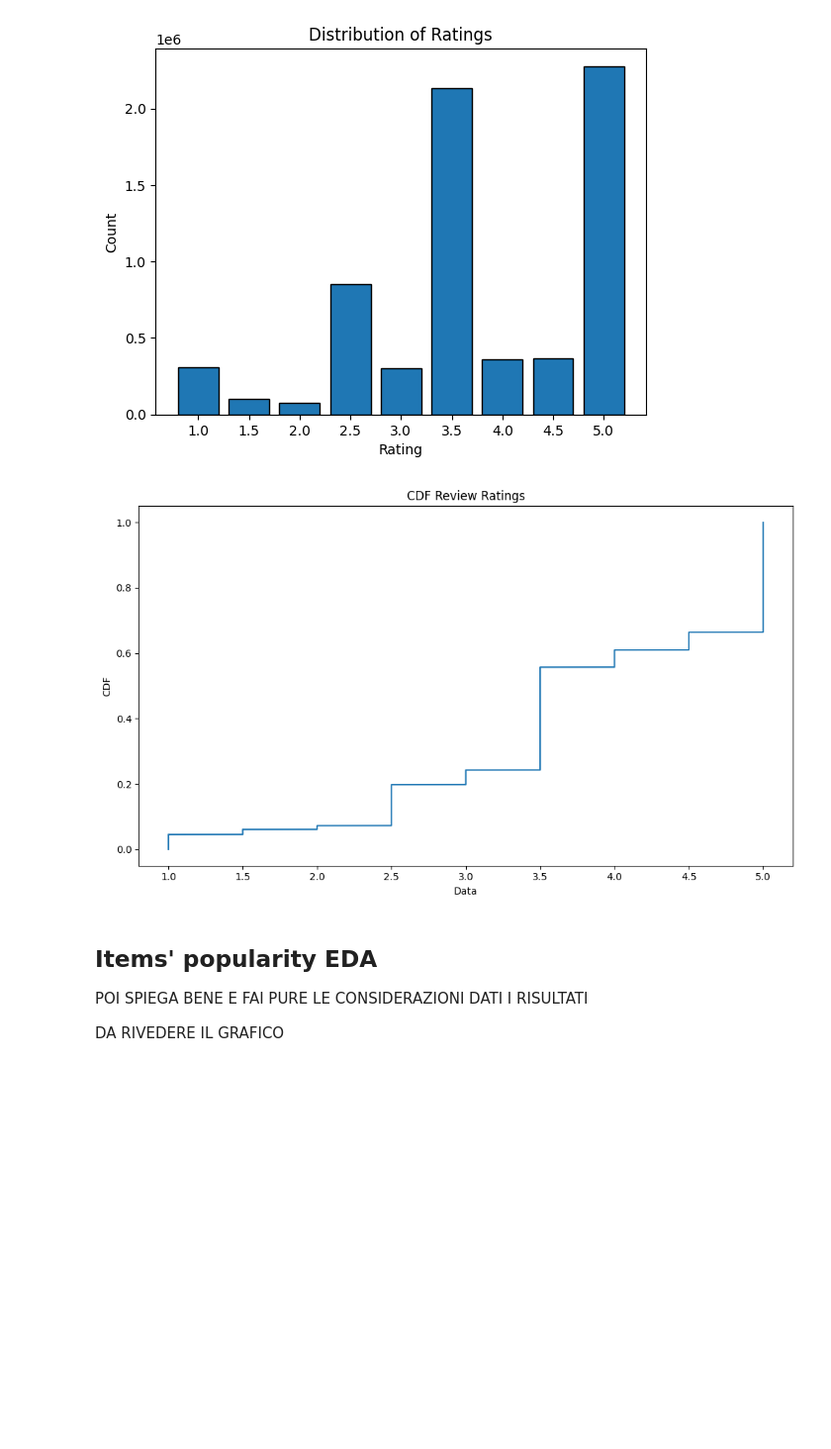
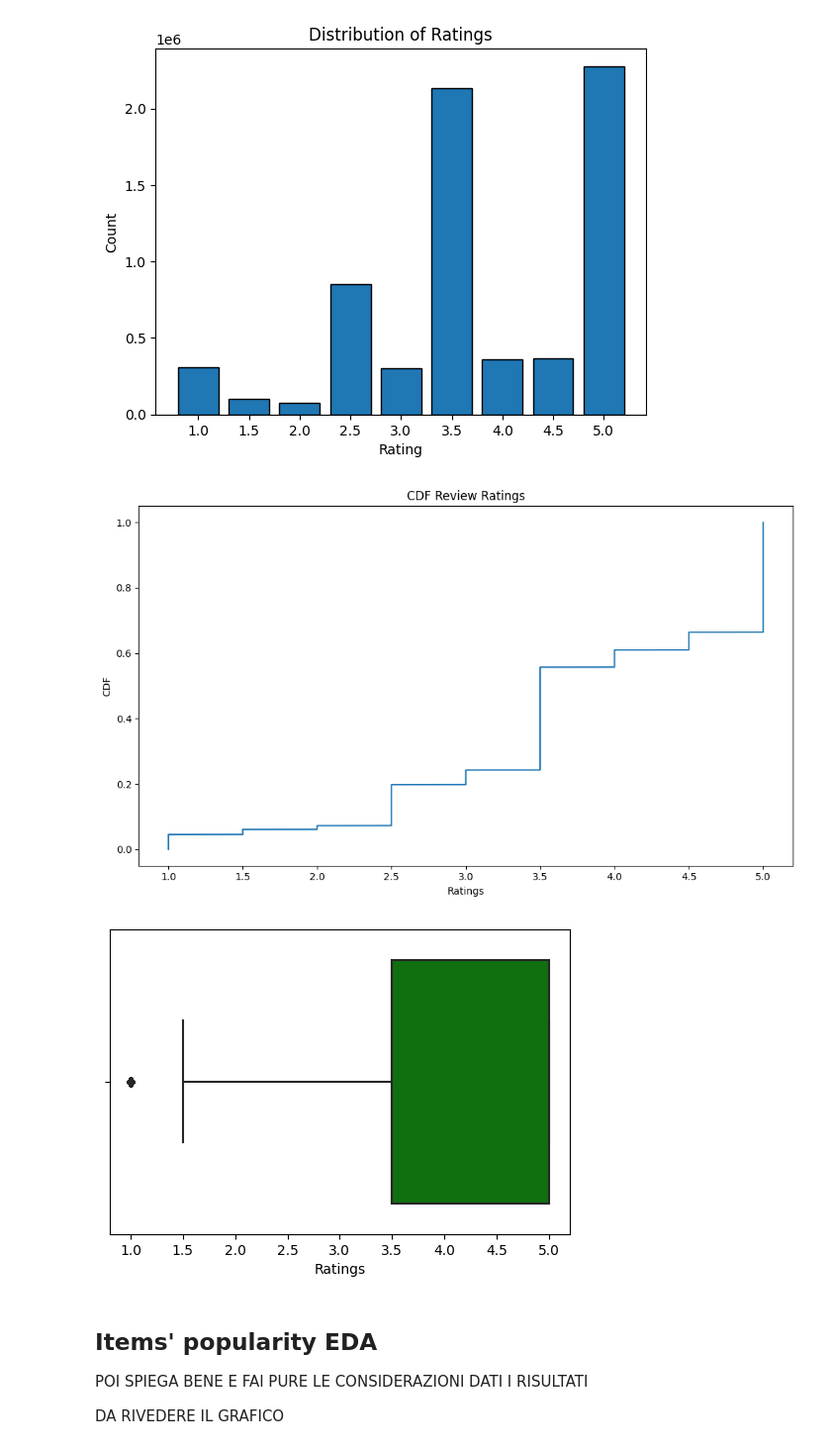
Before and after one commit to LuciaFores/big-data-computing, a Jupyter notebook: Project/Videogame_Recommender_System.ipynb, the cells around one changed output. Shown at 99% size. Cells and saved outputs as stored; diff of their text form; code cells hidden in the pictures; blank space fills up the shorter version.

```diff
--- a/Project/Videogame_Recommender_System.ipynb
+++ b/Project/Videogame_Recommender_System.ipynb
@@ -1208,9 +1183,16 @@ plt.show()
 # %% [output]
 [figure]
 # %%
-plot_cdf_with_focus(pd_reviews_df['rating'], None, None, 'CDF Review Ratings')
+plot_cdf_with_focus(pd_reviews_df['rating'], 'Ratings', None, None, 'CDF Review Ratings')
 # %% [output]
-[figure, old version]
+[figure, new version]
+# %%
+fig, ax = plt.subplots(1,1, figsize=(6,4))
+
+_ = sns.boxplot(x=pd_reviews_df.rating, color="g")
+_ = ax.set_xlabel("Ratings")
+# %% [output]
+[figure, added]
 # %% [markdown]
 ## Items' popularity EDA
 POI SPIEGA BENE E FAI PURE LE CONSIDERAZIONI DATI I RISULTATI
```
Also changed, not shown: parts of 39 cells of this notebook, 1 other file.
